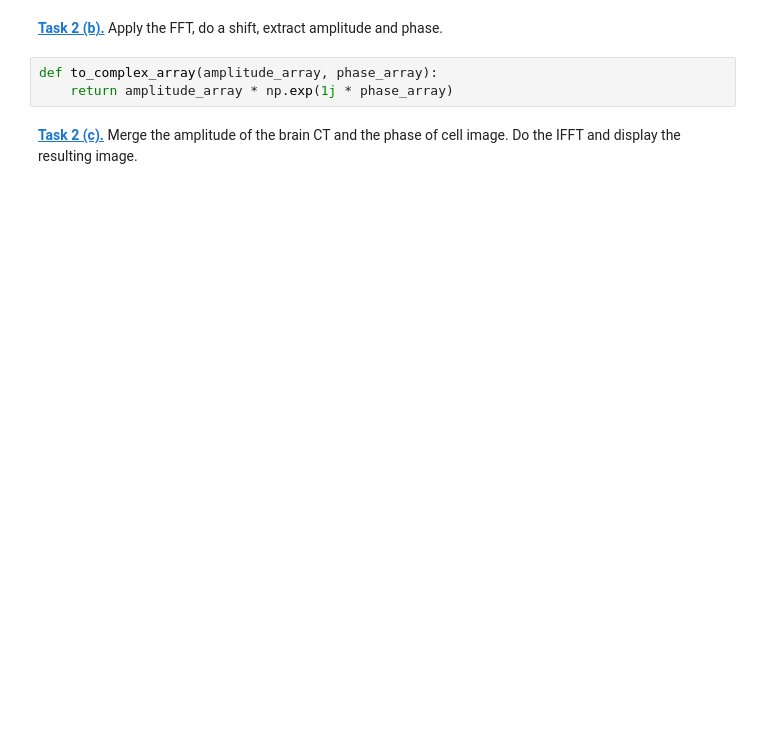
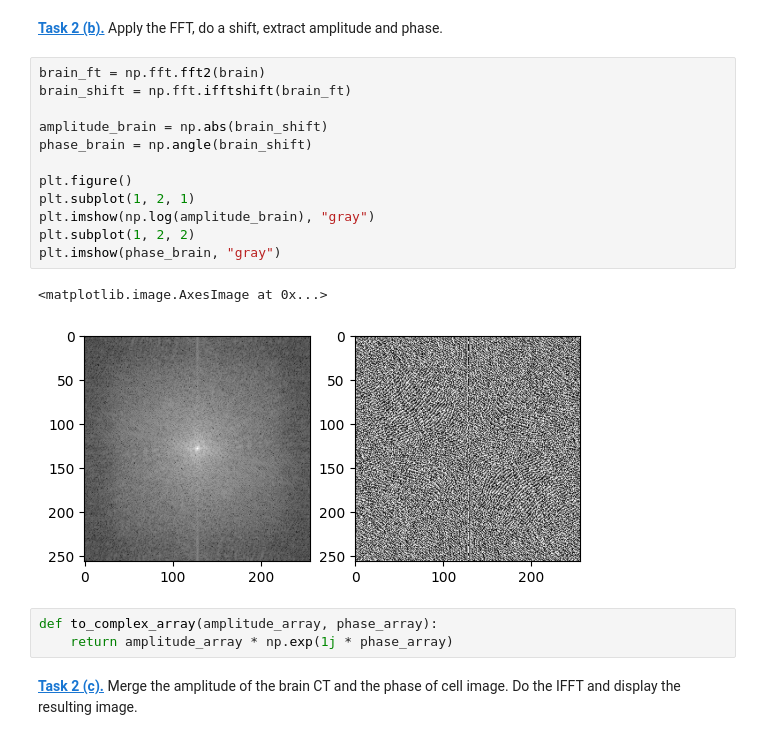
Before and after one commit to PhilippScheulen/philipp-does-fun-hacker-stuff, a Jupyter notebook: fourier.ipynb, the cells around one changed output. Saved outputs shown, nothing was run; the diff lists cells and outputs as text; blank space fills up the shorter version.

```diff
--- a/fourier.ipynb
+++ b/fourier.ipynb
@@ -64,5 +70,20 @@ plt.imshow(inverse_fft.real)
 # %% [markdown]
 **[Task 2 (b).]()** Apply the FFT, do a shift, extract amplitude and phase.
+# %%
+brain_ft = np.fft.fft2(brain)
+brain_shift = np.fft.ifftshift(brain_ft)
+
+amplitude_brain = np.abs(brain_shift)
+phase_brain = np.angle(brain_shift)
+
+plt.figure()
+plt.subplot(1, 2, 1)
+plt.imshow(np.log(amplitude_brain), "gray")
+plt.subplot(1, 2, 2)
+plt.imshow(phase_brain, "gray")
+# %% [output]
+<matplotlib.image.AxesImage at 0x...>
+[figure, added]
 # %%
 def to_complex_array(amplitude_array, phase_array):
     return amplitude_array * np.exp(1j * phase_array)
```
Also changed, not shown: parts of 10 cells of this notebook, 1 other file.
